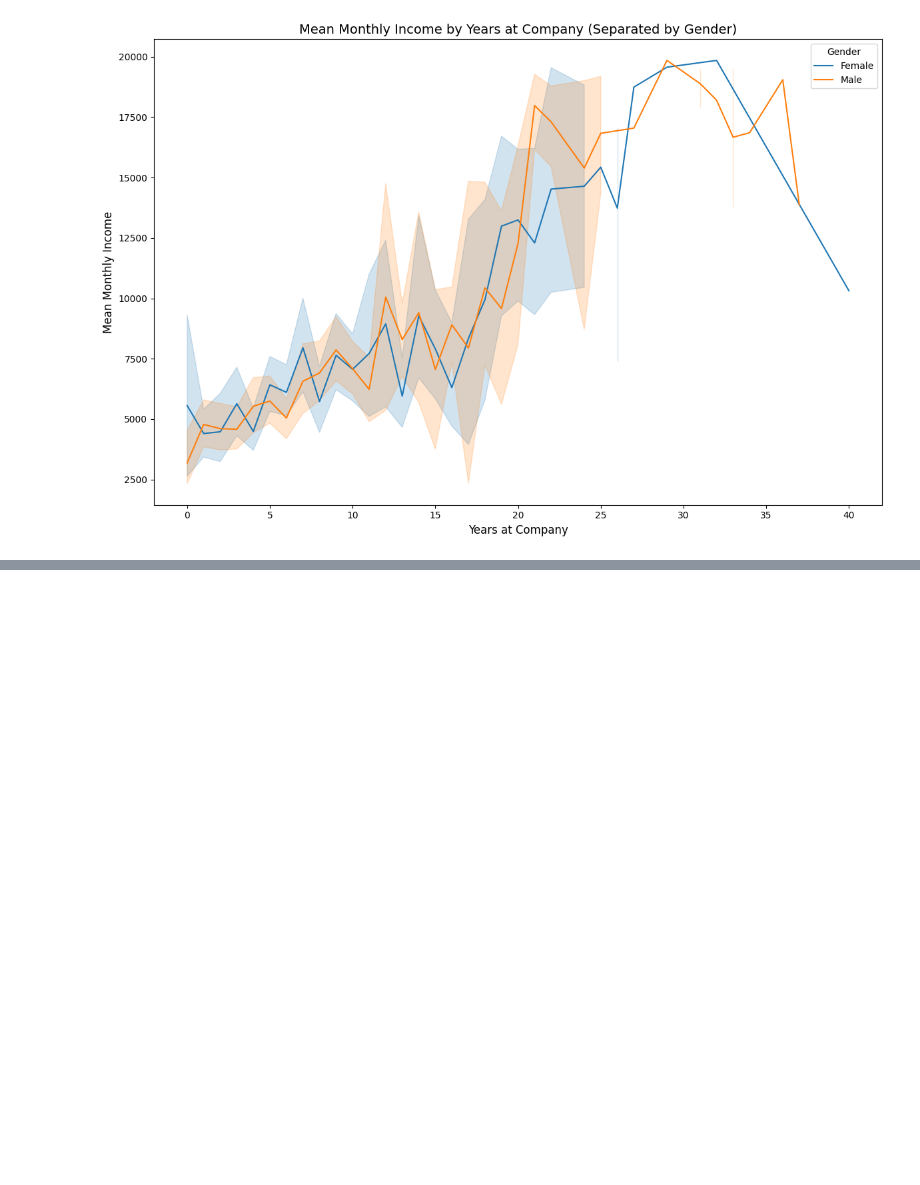
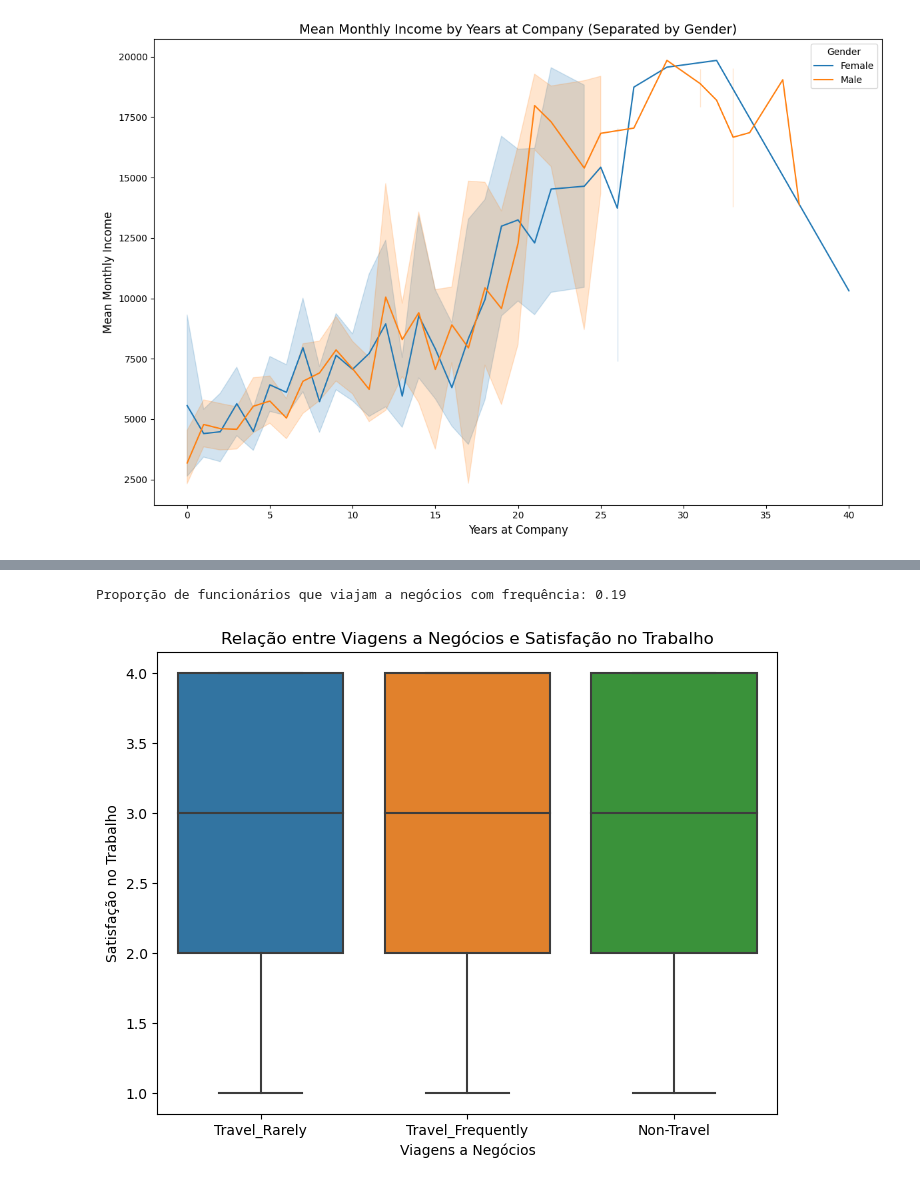
Before and after one commit to ptkwan/analise-rotatividade-ibm, a Jupyter notebook: notebook.ipynb, the cells around one changed output, grey strips where cells are left out. Cells and saved outputs as stored; diff of their text form; code cells hidden in the pictures; blank space fills up the shorter version.

```diff
--- a/notebook.ipynb
+++ b/notebook.ipynb
@@ -244,0 +286,18 @@ plt.show()
+# %%
+# Proporção de funcionários que viajam a negócios com frequência
+total_funcionarios = len(data)
+freq_business_travelers = len(data[data['BusinessTravel'] == 'Travel_Frequently'])
+proporcao_freq_business_travelers = freq_business_travelers / total_funcionarios
+
+print(f'Proporção de funcionários que viajam a negócios com frequência: {proporcao_freq_business_travelers:.2f}')
+
+# Relação entre viagens a negócios e satisfação no trabalho
+plt.figure(figsize=(8, 6))
+sns.boxplot(x='BusinessTravel', y='JobSatisfaction', data=data)
+plt.title('Relação entre Viagens a Negócios e Satisfação no Trabalho')
+plt.xlabel('Viagens a Negócios')
+plt.ylabel('Satisfação no Trabalho')
+plt.show()
+# %% [output]
+Proporção de funcionários que viajam a negócios com frequência: 0.19
+[figure, added]
```
Also changed, not shown: parts of 30 cells of this notebook.
